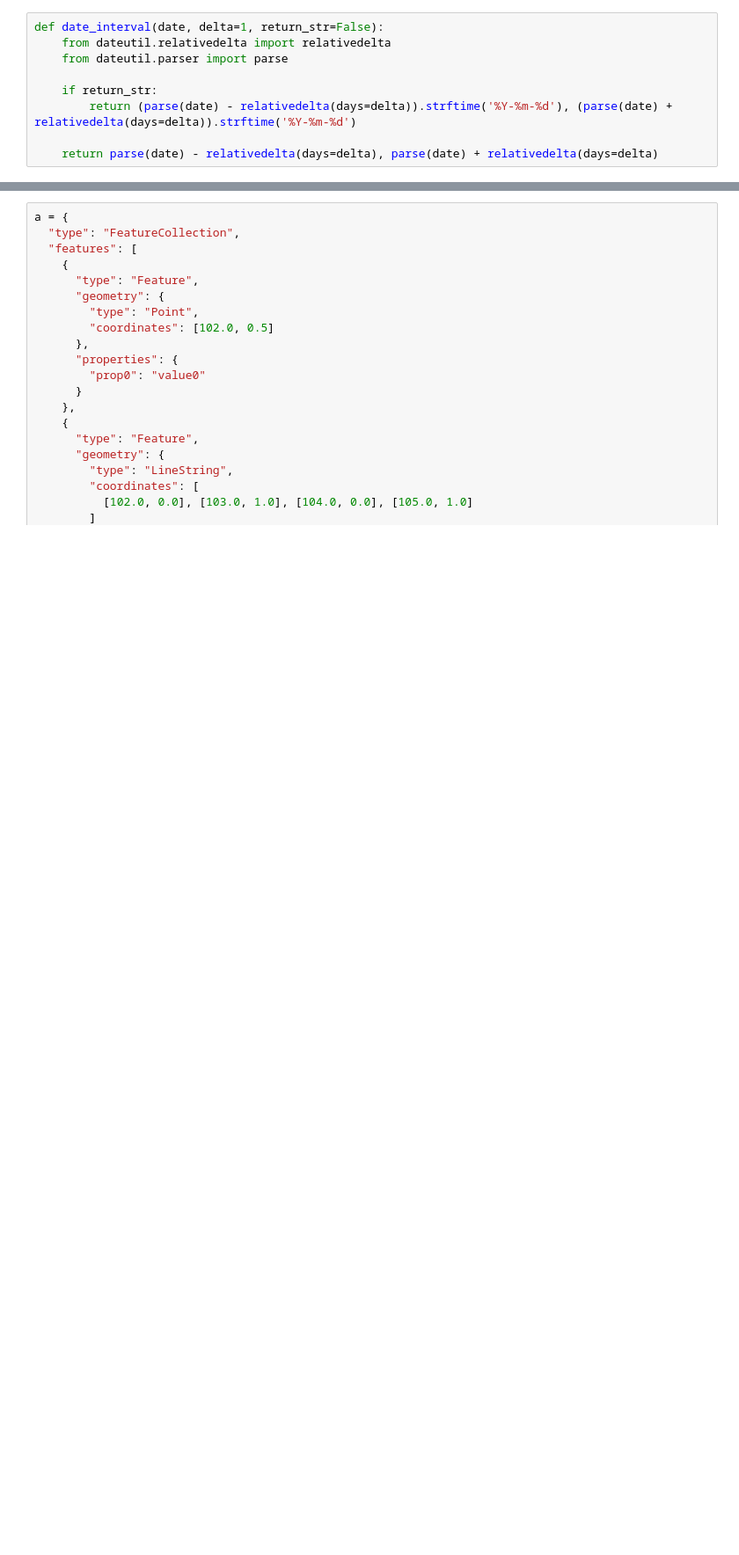
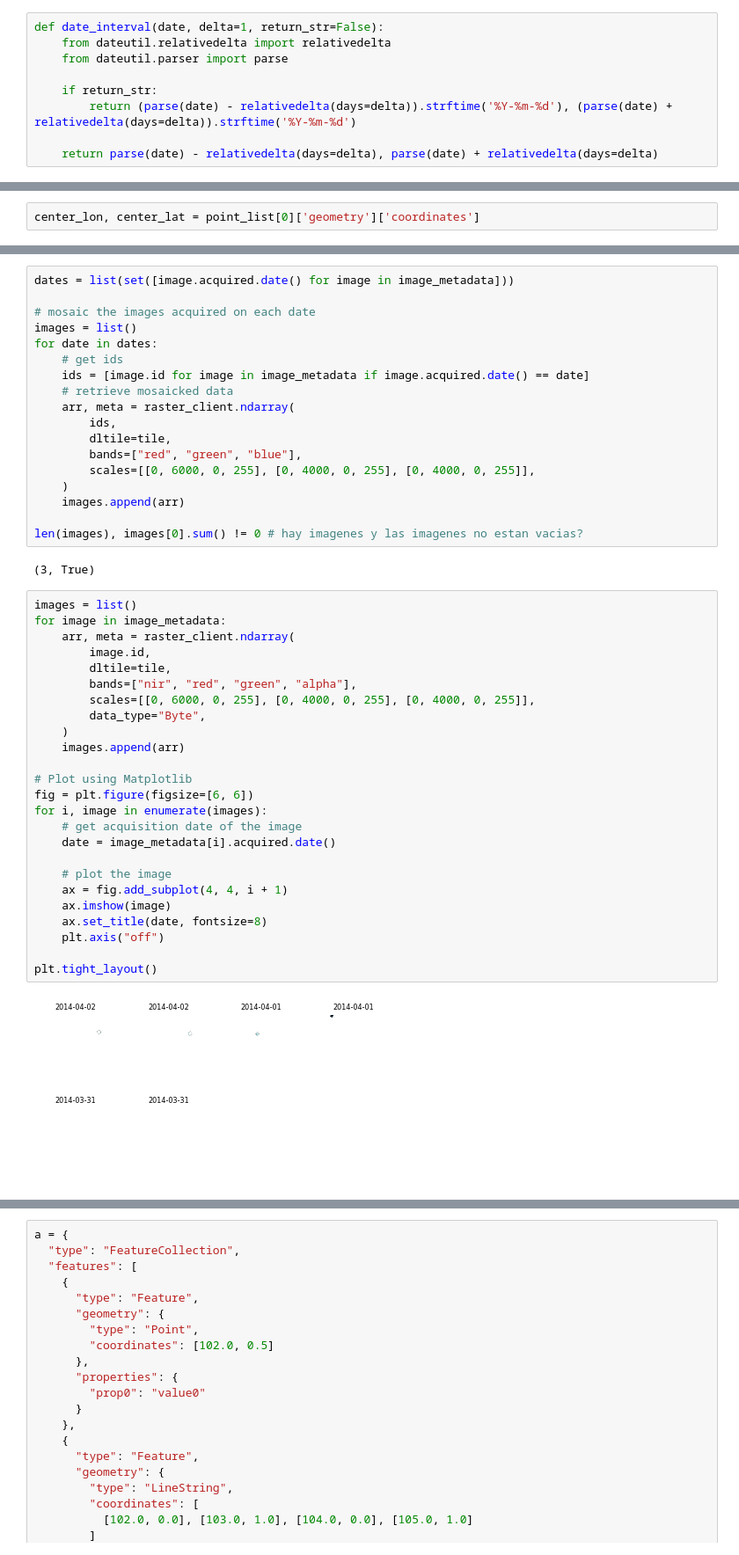
Before and after one commit to Competencia-de-Climate-Change/Landslide_EarlyDetection, a Jupyter notebook: notebooks/Landslide_NASA.ipynb, the cells around one changed output, grey strips where cells are left out. Shown at 88% size. Saved outputs shown, nothing was run; the diff lists cells and outputs as text; blank space fills up the shorter version.

```diff
--- a/notebooks/Landslide_NASA.ipynb
+++ b/notebooks/Landslide_NASA.ipynb
@@ -223,0 +236,2 @@ dl.scenes.display(arr)
+# %%
+center_lon, center_lat = point_list[0]['geometry']['coordinates']
@@ -223,0 +259,47 @@ dl.scenes.display(arr)
+# %%
+dates = list(set([image.acquired.date() for image in image_metadata]))
+
+# mosaic the images acquired on each date
+images = list()
+for date in dates:
+    # get ids
+    ids = [image.id for image in image_metadata if image.acquired.date() == date]
+    # retrieve mosaicked data
+    arr, meta = raster_client.ndarray(
+        ids,
+        dltile=tile,
+        bands=["red", "green", "blue"],
+        scales=[[0, 6000, 0, 255], [0, 4000, 0, 255], [0, 4000, 0, 255]],
+    )
+    images.append(arr)
+
+len(images), images[0].sum() != 0 # hay imagenes y las imagenes no estan vacias?
+# %% [output]
+(3, True)
+# %%
+images = list()
+for image in image_metadata:
+    arr, meta = raster_client.ndarray(
+        image.id,
+        dltile=tile,
+        bands=["nir", "red", "green", "alpha"],
+        scales=[[0, 6000, 0, 255], [0, 4000, 0, 255], [0, 4000, 0, 255]],
+        data_type="Byte",
+    )
+    images.append(arr)
+
+# Plot using Matplotlib
+fig = plt.figure(figsize=[6, 6])
+for i, image in enumerate(images):
+    # get acquisition date of the image
+    date = image_metadata[i].acquired.date()
+
+    # plot the image
+    ax = fig.add_subplot(4, 4, i + 1)
+    ax.imshow(image)
+    ax.set_title(date, fontsize=8)
+    plt.axis("off")
+
+plt.tight_layout()
+# %% [output]
+[figure, added]
```
Also changed, not shown: parts of 24 cells of this notebook.
